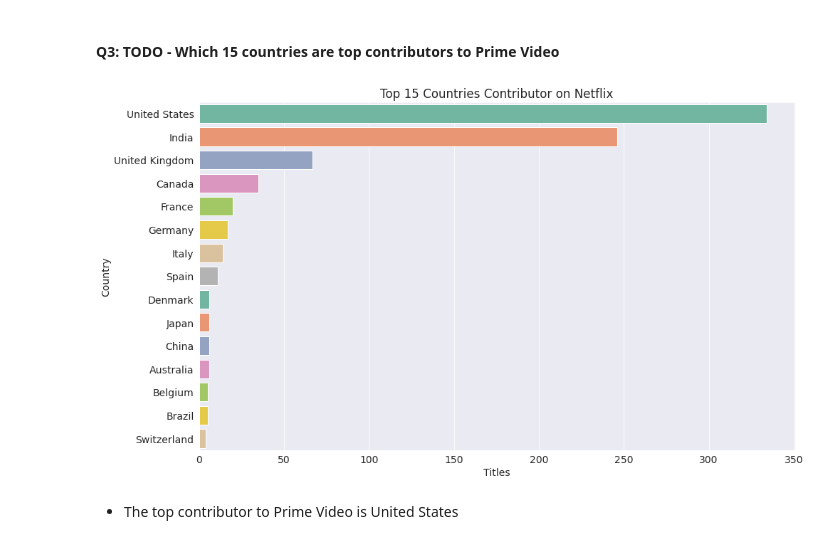
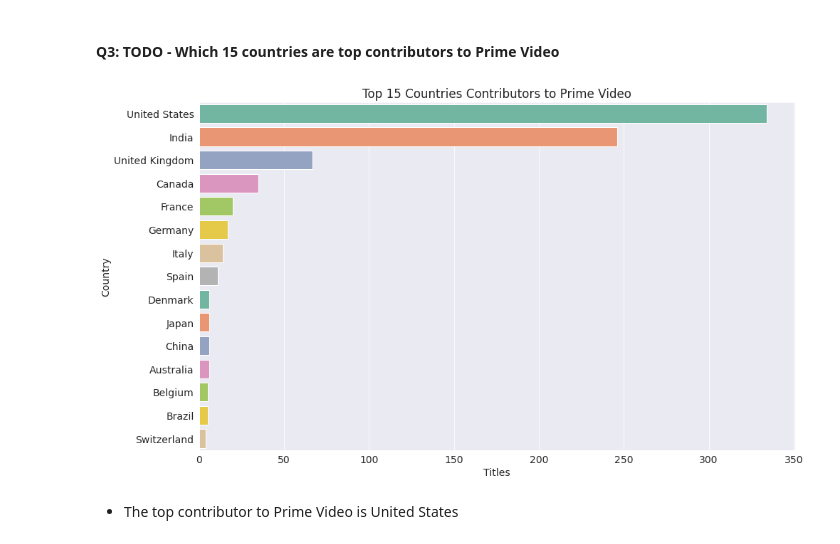
Before and after one commit to chaitu713/data-analysis-with-python, a Jupyter notebook: 13.eda-on-prime-video-data.ipynb, the cells around one changed output. Saved outputs shown, nothing was run; the diff lists cells and outputs as text; code cells hidden in the pictures.

```diff
--- a/13.eda-on-prime-video-data.ipynb
+++ b/13.eda-on-prime-video-data.ipynb
@@ -385,14 +393,14 @@ plt.show()
 # %%
 filtered_countries = df.set_index('title').country.str.split(', ', expand=True).stack().reset_index(level=1, drop=True);
 filtered_countries = filtered_countries[filtered_countries != 'Unavailable']
 plt.figure(figsize=(15,9))
 g = sns.countplot(y = filtered_countries, order=filtered_countries.value_counts().index[:15], palette = 'Set2')
-plt.title('Top 15 Countries Contributor on Netflix')
+plt.title('Top 15 Countries Contributors to Prime Video')
 plt.xlabel('Titles')
 plt.ylabel('Country')
 plt.show()
 # %% [output]
-[figure, old version]
+[figure, new version]
 # %% [markdown]
 - The top contributor to Prime Video is United States
 # %% [markdown]
```
Also changed, not shown: parts of 5 cells of this notebook.
